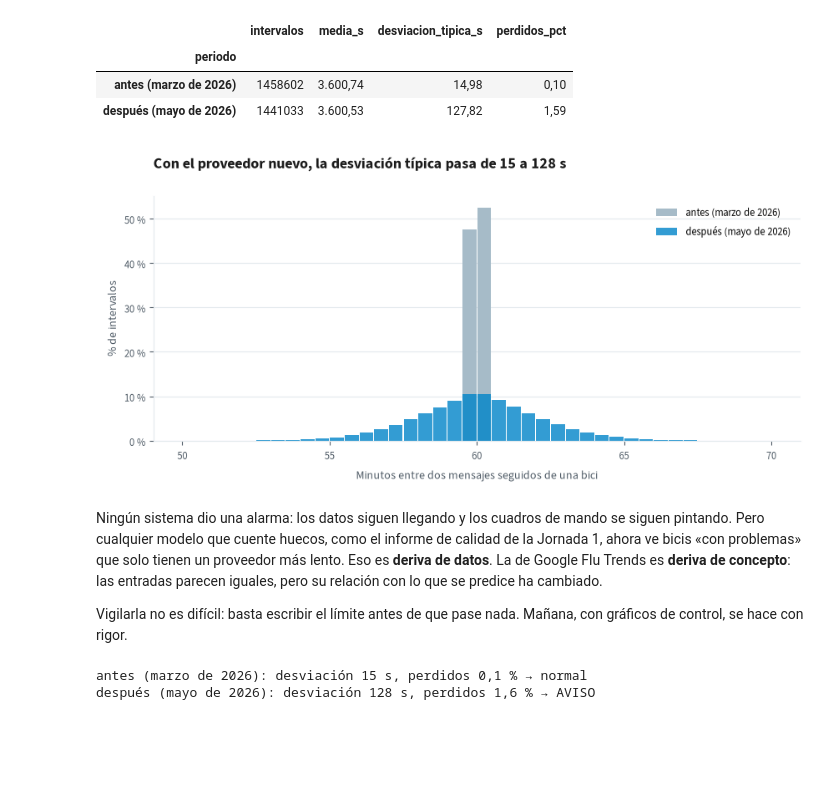
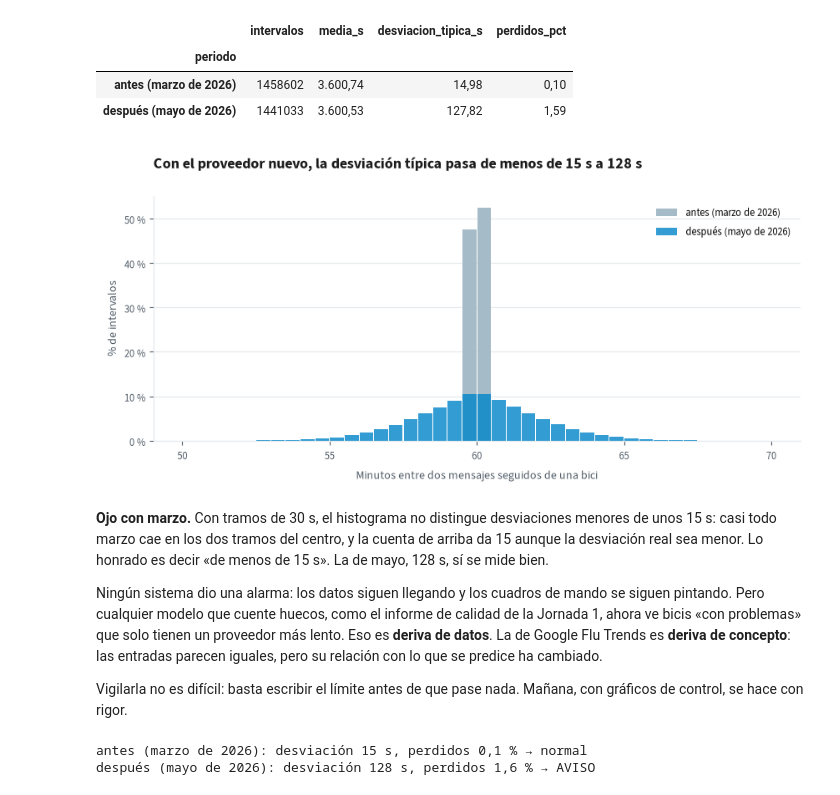
Before and after one commit to castrorbea/curso-analitica-cuadernos, a Jupyter notebook: cuadernos/avanzado/av09_cuaderno_produccion.ipynb, the cells around one changed output. Drawn from its saved outputs; the diff is of its cells as text; code cells hidden in the pictures; blank space fills up the shorter version.

```diff
--- a/cuadernos/avanzado/av09_cuaderno_produccion.ipynb
+++ b/cuadernos/avanzado/av09_cuaderno_produccion.ipynb
@@ -109,20 +109,24 @@ deriva
 # %%
 fig, ax = plt.subplots(figsize=(10, 3.8))
 for periodo, color, alfa in (("antes (marzo de 2026)", estilo.GRIS, 1), ("después (mayo de 2026)", estilo.AZUL, 0.8)):
     tramos = histograma[histograma["periodo"] == periodo].dropna(subset=["desde_s", "hasta_s"])
     pct = 100 * tramos["intervalos"] / histograma.loc[histograma["periodo"] == periodo, "intervalos"].sum()
     ax.bar((tramos["desde_s"] + 15) / 60, pct, width=0.47, color=color, alpha=alfa, label=periodo)
 ax.set_xticks([50, 55, 60, 65, 70])
 ax.set_xlabel("Minutos entre dos mensajes seguidos de una bici")
 ax.set_ylabel("% de intervalos")
 estilo.formato_eje(ax, "y", 0, " %")
 ax.legend()
-ax.set_title(f"Con el proveedor nuevo, la desviación típica pasa de "
-             f"{estilo.num(deriva['desviacion_tipica_s'].iloc[0])} a {estilo.num(deriva['desviacion_tipica_s'].iloc[1])} s")
+ax.set_title(f"Con el proveedor nuevo, la desviación típica pasa de menos de 15 s "
+             f"a {estilo.num(deriva['desviacion_tipica_s'].iloc[1])} s")
 plt.show()
 # %% [output]
-[figure, old version]
+[figure, new version]
 # %% [markdown]
+**Ojo con marzo.** Con tramos de 30 s, el histograma no distingue desviaciones menores de unos 15 s:
+casi todo marzo cae en los dos tramos del centro, y la cuenta de arriba da 15 aunque la desviación real
+sea menor. Lo honrado es decir «de menos de 15 s». La de mayo, 128 s, sí se mide bien.
+
 Ningún sistema dio una alarma: los datos siguen llegando y los cuadros de mando se siguen pintando. Pero
 cualquier modelo que cuente huecos, como el informe de calidad de la Jornada 1, ahora ve bicis «con
 problemas» que solo tienen un proveedor más lento. Eso es **deriva de datos**. La de Google Flu Trends es
```
Also changed, not shown: parts of 3 cells of this notebook, 14 other files.
